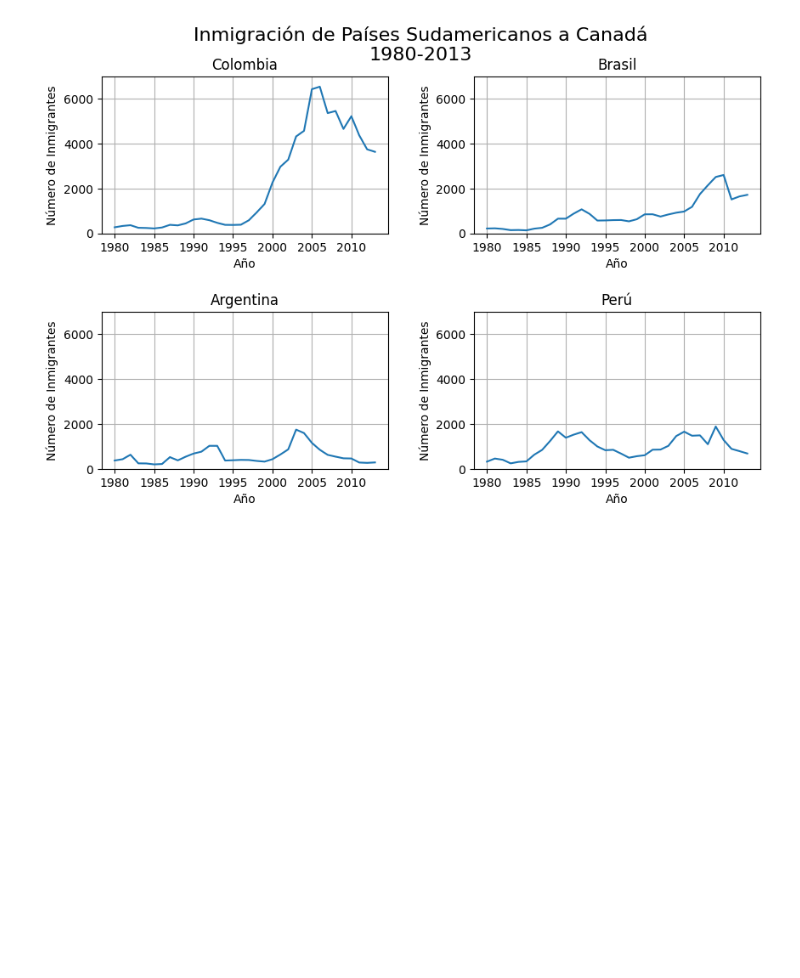
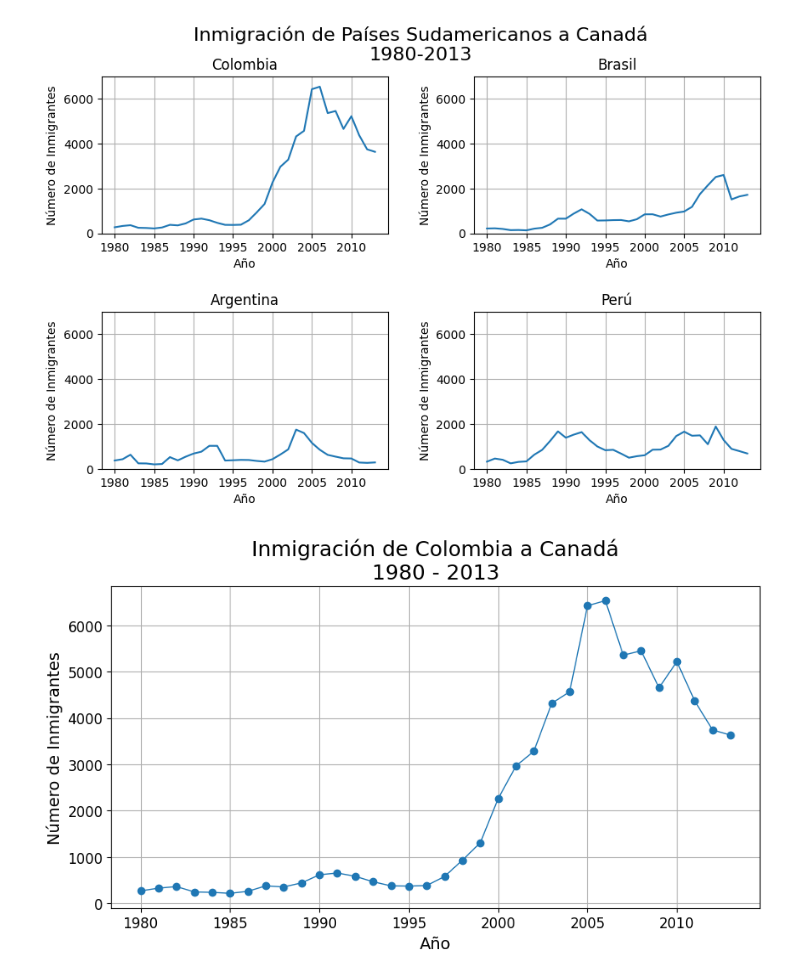
Before and after one commit to LordAguaKate/ETL_Python, a Jupyter notebook: visualizacion_de_datos.ipynb, the cells around one changed output. Saved outputs shown, nothing was run; the diff lists cells and outputs as text; code cells hidden in the pictures; blank space fills up the shorter version.

```diff
--- a/visualizacion_de_datos.ipynb
+++ b/visualizacion_de_datos.ipynb
@@ -254,3 +254,16 @@ for ax in axs.flat:
 plt.show()
 # %% [output]
 [figure]
+# %%
+fig, ax = plt.subplots(figsize=(10,5))
+ax.plot(datos_col['Año'], datos_col['Inmigrantes'], lw=1, marker='o')
+ax.xaxis.set_major_locator(plt.MultipleLocator(5))
+ax.set_title('Inmigración de Colombia a Canadá\n1980 - 2013', fontsize=18)
+ax.set_xlabel('Año', fontsize=14)
+ax.set_ylabel('Número de Inmigrantes', fontsize=14)
+ax.xaxis.set_tick_params(labelsize=12)
+ax.yaxis.set_tick_params(labelsize=12)
+ax.grid()
+plt.show()
+# %% [output]
+[figure, added]
```
Also changed, not shown: parts of 10 cells of this notebook, 3 other files.
